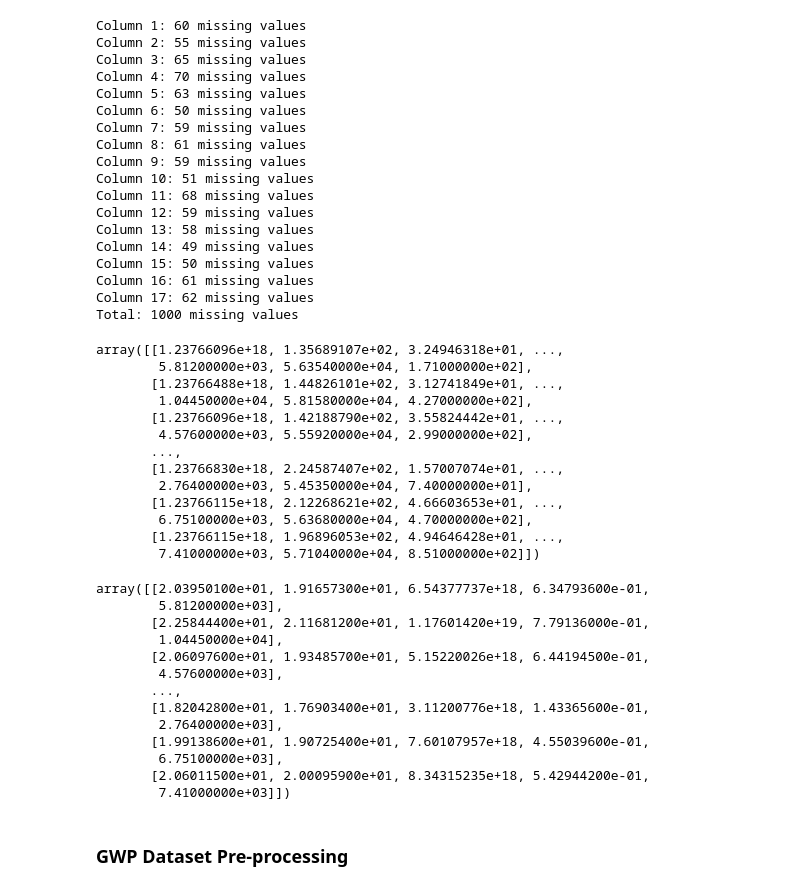
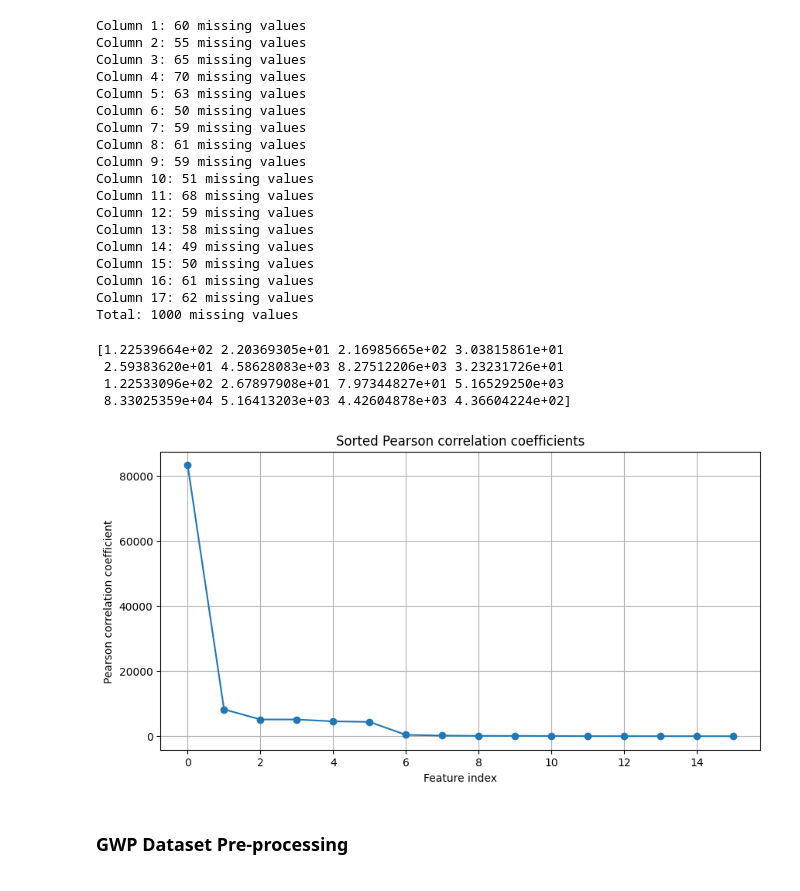
Before and after one commit to camwhite18/ml-classification-regression, a Jupyter notebook: task3-1.ipynb, the cells around one changed output. Drawn from its saved outputs; the diff is of its cells as text; code cells hidden in the pictures.

Commit message:
Started working on correlations

```diff
--- a/task3-1.ipynb
+++ b/task3-1.ipynb
@@ -67,34 +66,29 @@ star_features_selected = select_k_best.fit_transform(star_features_imputed, star
-# %%
-star_features
-# %% [output]
-array([[1.23766096e+18, 1.35689107e+02, 3.24946318e+01, ...,
-        5.81200000e+03, 5.63540000e+04, 1.71000000e+02],
-       [1.23766488e+18, 1.44826101e+02, 3.12741849e+01, ...,
-        1.04450000e+04, 5.81580000e+04, 4.27000000e+02],
-       [1.23766096e+18, 1.42188790e+02, 3.55824442e+01, ...,
-        4.57600000e+03, 5.55920000e+04, 2.99000000e+02],
-       ...,
-       [1.23766830e+18, 2.24587407e+02, 1.57007074e+01, ...,
-        2.76400000e+03, 5.45350000e+04, 7.40000000e+01],
-       [1.23766115e+18, 2.12268621e+02, 4.66603653e+01, ...,
-        6.75100000e+03, 5.63680000e+04, 4.70000000e+02],
-       [1.23766115e+18, 1.96896053e+02, 4.94646428e+01, ...,
-        7.41000000e+03, 5.71040000e+04, 8.51000000e+02]])
-# %%
-star_features_selected
-# %% [output]
-array([[2.03950100e+01, 1.91657300e+01, 6.54377737e+18, 6.34793600e-01,
-        5.81200000e+03],
-       [2.25844400e+01, 2.11681200e+01, 1.17601420e+19, 7.79136000e-01,
-        1.04450000e+04],
-       [2.06097600e+01, 1.93485700e+01, 5.15220026e+18, 6.44194500e-01,
-        4.57600000e+03],
-       ...,
-       [1.82042800e+01, 1.76903400e+01, 3.11200776e+18, 1.43365600e-01,
-        2.76400000e+03],
-       [1.99138600e+01, 1.90725400e+01, 7.60107957e+18, 4.55039600e-01,
-        6.75100000e+03],
-       [2.06011500e+01, 2.00095900e+01, 8.34315235e+18, 5.42944200e-01,
-        7.41000000e+03]])
+# %%
+# Then us the f_classif method to determine the correlation between each feature and the class labels
+select_k_best = SelectKBest()
+_ = select_k_best.fit_transform(star_features_imputed, star_labels_encoded)
+# %%
+print(select_k_best.scores_)
+# %% [output]
+[1.22539664e+02 2.20369305e+01 2.16985665e+02 3.03815861e+01
+ 2.59383620e+01 4.58628083e+03 8.27512206e+03 3.23231726e+01
+ 1.22533096e+02 2.67897908e+01 7.97344827e+01 5.16529250e+03
+ 8.33025359e+04 5.16413203e+03 4.42604878e+03 4.36604224e+02]
+# %%
+# Sort the coefficients in descending order
+sorted_correlations = np.sort(select_k_best.scores_)[::-1]
+
+# Plot the sorted correlation coefficients
+plt.figure(figsize=(10, 5))
+plt.plot(sorted_correlations, marker='o')
+plt.xlabel('Feature index')
+plt.ylabel('Pearson correlation coefficient')
+plt.title('Sorted Pearson correlation coefficients')
+plt.grid(True)
+
+# Display the plot
+plt.show()
+# %% [output]
+[figure, added]
 # %% [markdown]
 ### GWP Dataset Pre-processing
```
Also changed, not shown: parts of 7 cells of this notebook.
